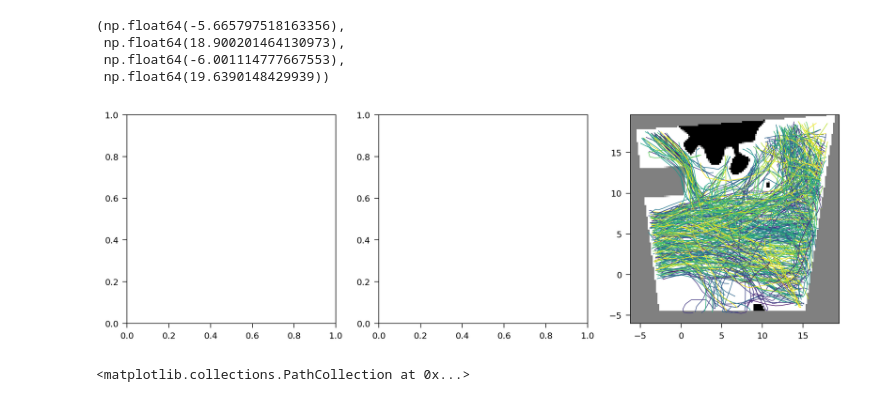
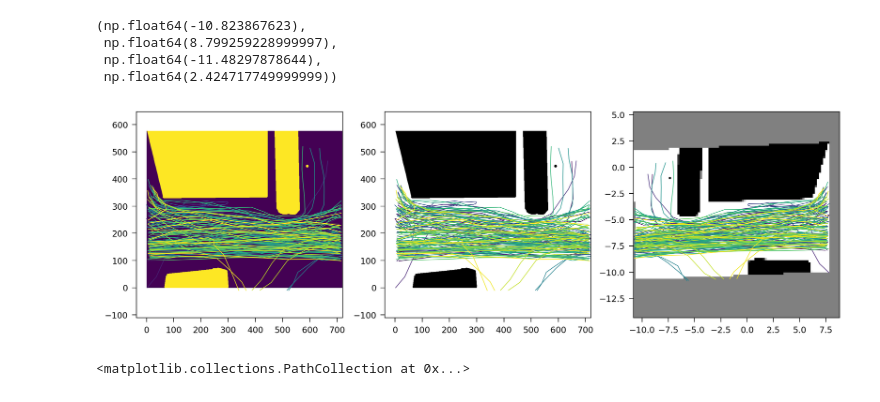
Before and after one commit to yuzhTHU/HuaweiCrowdSimulationCodeRelease, a Jupyter notebook: scripts/251006检查UCY仿射变换.ipynb, the cells around one changed output. Drawn from its saved outputs; the diff is of its cells as text; code cells hidden in the pictures.

```diff
--- a/scripts/251006检查UCY仿射变换.ipynb
+++ b/scripts/251006检查UCY仿射变换.ipynb
@@ -18,6 +18,7 @@ from src.dataset.ucy_dataset import UCYDataset
 from src.utils.plot import get_fig
 
 data_path = Path('data/UCY/data/data_university_students/students003.vsp')
+data_path = Path('data/UCY/data/data_zara/crowds_zara01.vsp')
 
 ## 读取数据
 df_list = []
@@ -52,38 +53,38 @@ df_data[['x', 'y']] = affine_transformation(df_data[['x', 'y']].values, H)
 ## 创建地图
 image_path = data_path.parent / f"{data_path.stem}.png"
 raw_image = np.array(Image.open(image_path).convert('L')) / 255.0  # (H, W) 第一维向下，第二维向右
 image = raw_image[::-1].T  # 上下翻转并转置，使得第一维向右，第二维向上，与 df_data 中的坐标系对齐
 map, xmin, xmax, ymin, ymax = image_to_world(image, H, dot_per_meter=5)  # 第一维向右，第二维向上，观感上与之前保持对齐
 
 ## 可视化
 fi, fig, axes = get_fig(1, 3, AW=6, AH=6, HS=5, dpi=300)
 
 h, w = raw_image.shape[:2]
 axes[0].imshow(raw_image, origin='upper', extent=(0, w, 0, h))  # 第一维向下、第二维向右：直接用 imshow 显示
 for pid, group in df_data.groupby('id'):
     cmap = plt.cm.get_cmap('viridis')
     axes[0].plot(group['raw_x'], group['raw_y'], color=cmap(group['f'].max() / df_data['f'].max()))  # 第一维向右、第二维向上：正常 xy 绘制
 axes[0].axis('equal')
 
 w, h = image.shape[:2]
 axes[1].imshow(image.T, origin='lower', extent=(0, w, 0, h), cmap='gray_r')  # 第一维向下、第二维向右：直接用 imshow 显示
 for pid, group in df_data.groupby('id'):
     cmap = plt.cm.get_cmap('viridis')
     axes[1].plot(group['raw_x'], group['raw_y'], color=cmap(group['f'].max() / df_data['f'].max()))  # 第一维向右、第二维向上：正常 xy 绘制
 axes[1].axis('equal')
 
 axes[2].imshow(map.T, origin='lower', extent=(xmin, xmax, ymin, ymax), cmap='gray_r')  # 第一维向右、第二维向上：需要设置 origin='lower'
 for pid, group in df_data.groupby('id'):
     cmap = plt.cm.get_cmap('viridis')
     axes[2].plot(group['x'], group['y'], color=cmap(group['f'].max() / df_data['f'].max()))
 axes[2].set_facecolor('gray')
 axes[2].axis('equal')
 # %% [output]
-(np.float64(-5.665797518163356),
- np.float64(18.900201464130973),
- np.float64(-6.001114777667553),
- np.float64(19.6390148429939))
+(np.float64(-10.823867623),
+ np.float64(8.799259228999997),
+ np.float64(-11.48297878644),
+ np.float64(2.424717749999999))
-[figure, old version]
+[figure, new version]
 # %%
 ## 读取数据
 df_list = []
```
Also changed, not shown: parts of 1 cell of this notebook, 4 other files.
